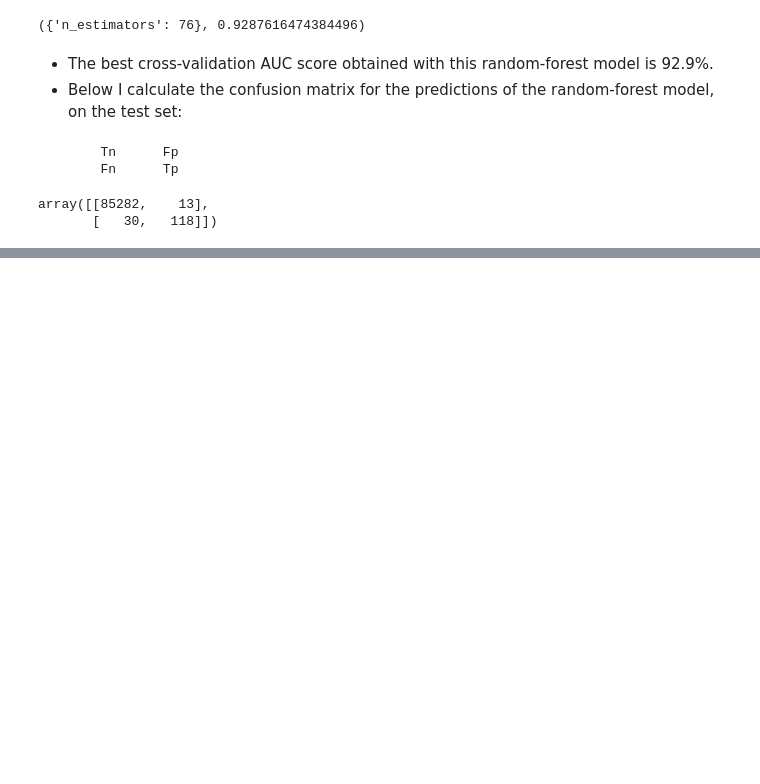
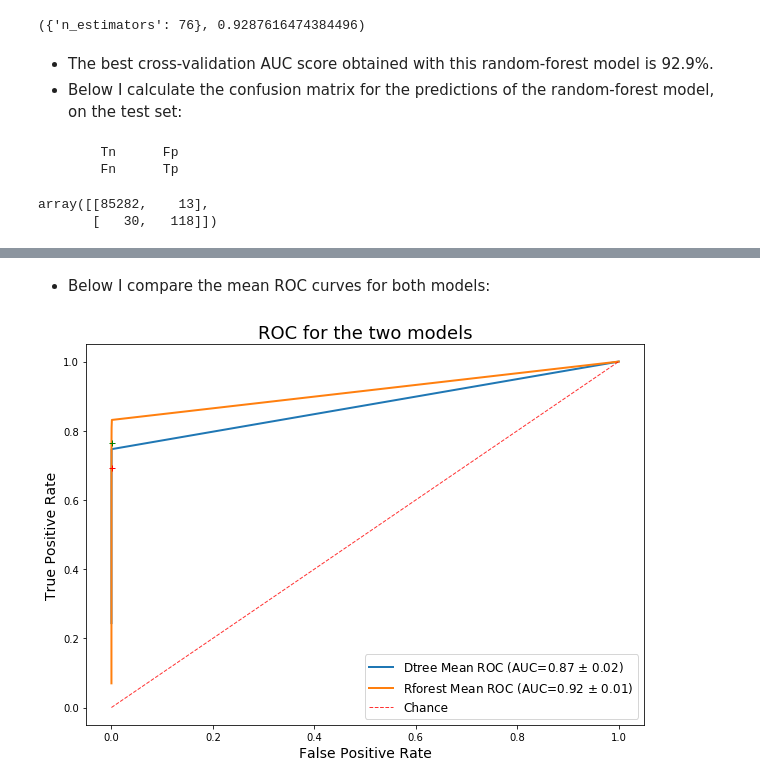
Before and after one commit to leoEspin/CHDI, a Jupyter notebook: CHDI dataset.ipynb, the cells around one changed output, grey strips where cells are left out. Cells and saved outputs as stored; diff of their text form; code cells hidden in the pictures; blank space fills up the shorter version.

```diff
--- a/CHDI dataset.ipynb
+++ b/CHDI dataset.ipynb
@@ -371,0 +462,24 @@ thresholds=np.linspace(0,1,15)
+# %% [markdown]
+* Below I compare the mean ROC curves for both models:
+# %%
+#comparing the two models
+plt.figure(figsize=(10,7))
+#decision tree ROC
+plt.plot(mean_fpr, mean_tpr,lw=2,
+         label='Dtree Mean ROC (AUC={:.2f} $\pm$ {:.2f})'.format(mean_auc, std_auc))
+
+plt.plot(mean_fpr_f, mean_tpr_f,lw=2,
+         label='Rforest Mean ROC (AUC={:.2f} $\pm$ {:.2f})'.format(mean_auc_f, std_auc_f))
+#chance curve
+plt.plot([0, 1], [0, 1],linestyle='--',lw=1, alpha=.8,
+         color='r',label='Chance')
+
+plt.plot(mean_fpr[index],mean_tpr[index],'r+')
+plt.plot(mean_fpr_f[index],mean_tpr_f[index],'g+')
+
+plt.xlabel('False Positive Rate', fontsize=14)
+plt.ylabel('True Positive Rate', fontsize=14)
+plt.title('ROC for the two models', fontsize=18)
+plt.legend(loc="lower right", prop={'size': 12});
+# %% [output]
+[figure, added]
```
Also changed, not shown: parts of 16 cells of this notebook.
